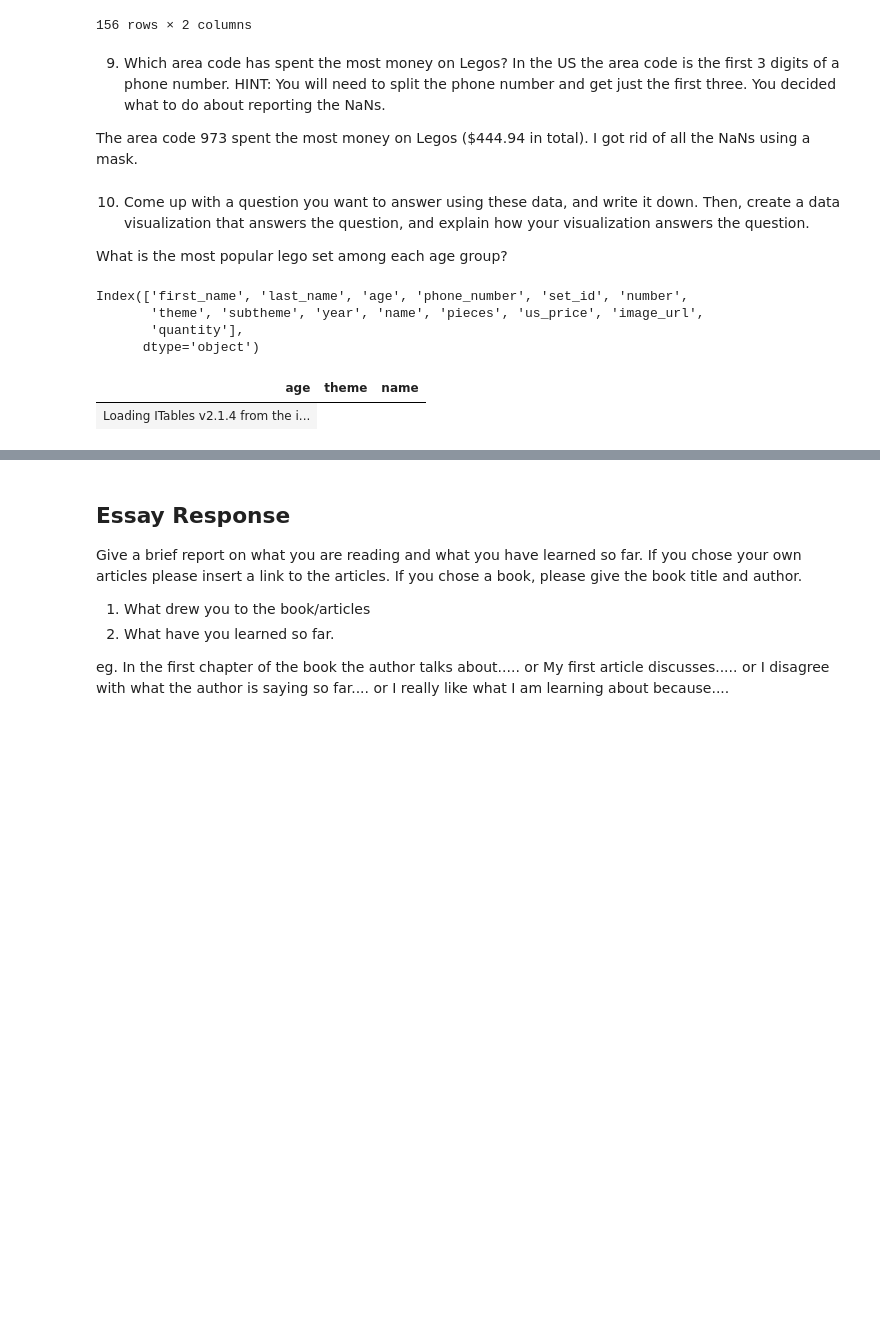
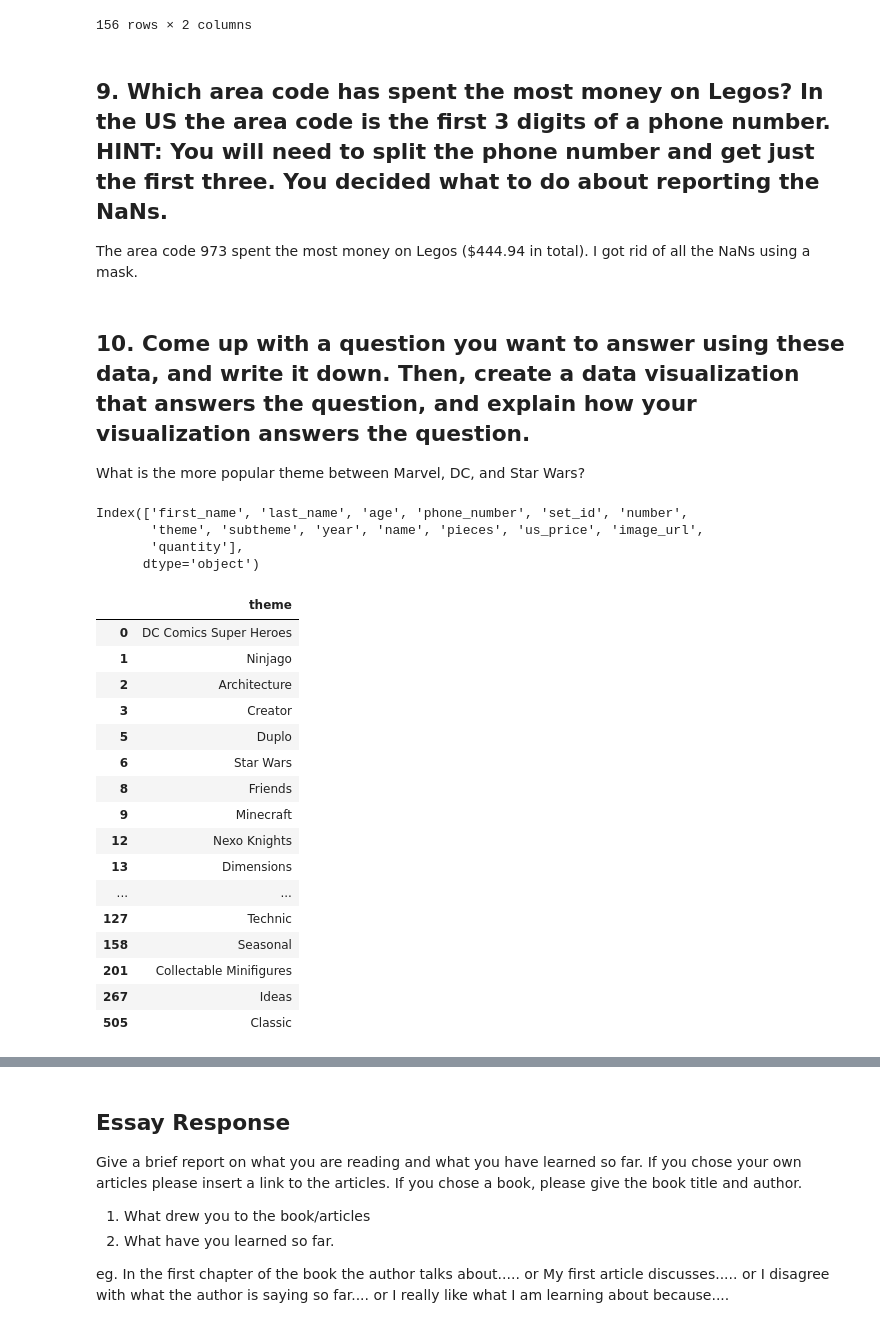
Before and after one commit to sophiamagcale/Day11, a Jupyter notebook: Day11-HW.ipynb, the cells around one changed output, grey strips where cells are left out. Drawn from its saved outputs; the diff is of its cells as text; code cells hidden in the pictures; blank space fills up the shorter version.

```diff
--- a/Day11-HW.ipynb
+++ b/Day11-HW.ipynb
@@ -574,13 +574,13 @@ DF_areacode.groupby(by=['phone_number'])[columns9].sum().sort_values('us_price',
 | 636 | 636 | 4.99 |
 156 rows × 2 columns
 # %% [markdown]
-9. Which area code has spent the most money on Legos? In the US the area code is the first 3 digits of a phone number. HINT: You will need to split the phone number and get just the first three. You decided what to do about reporting the NaNs.
+## 9. Which area code has spent the most money on Legos? In the US the area code is the first 3 digits of a phone number. HINT: You will need to split the phone number and get just the first three. You decided what to do about reporting the NaNs.
 
 The area code 973 spent the most money on Legos ($444.94 in total). I got rid of all the NaNs using a mask.
 # %% [markdown]
-10. Come up with a question you want to answer using these data, and write it down. Then, create a data visualization that answers the question, and explain how your visualization answers the question.
+## 10. Come up with a question you want to answer using these data, and write it down. Then, create a data visualization that answers the question, and explain how your visualization answers the question.
 
-What is the most popular lego set among each age group?
+What is the more popular theme between Marvel, DC, and Star Wars?
 # %%
 DF.keys()
 # %% [output]
@@ -588,10 +588,24 @@ Index(['first_name', 'last_name', 'age', 'phone_number', 'set_id', 'number',
        'theme', 'subtheme', 'year', 'name', 'pieces', 'us_price', 'image_url',
        'quantity'],
       dtype='object')
-# %%
-my_columns = ['age','theme','name']
-DF10 = DF[my_columns]
-show(DF10)
-# %% [output]
-| age | theme | name |
-| Loading ITables v2.1.4 from the i... |
+# %%
+my_themes = ['theme']
+DF[my_themes].drop_duplicates()
+# %% [output]
+|  | theme |
+| 0 | DC Comics Super Heroes |
+| 1 | Ninjago |
+| 2 | Architecture |
+| 3 | Creator |
+| 5 | Duplo |
+| 6 | Star Wars |
+| 8 | Friends |
+| 9 | Minecraft |
+| 12 | Nexo Knights |
+| 13 | Dimensions |
+| ... | ... |
+| 127 | Technic |
+| 158 | Seasonal |
+| 201 | Collectable Minifigures |
+| 267 | Ideas |
+| 505 | Classic |
```
Also changed, not shown: parts of 10 cells of this notebook.
